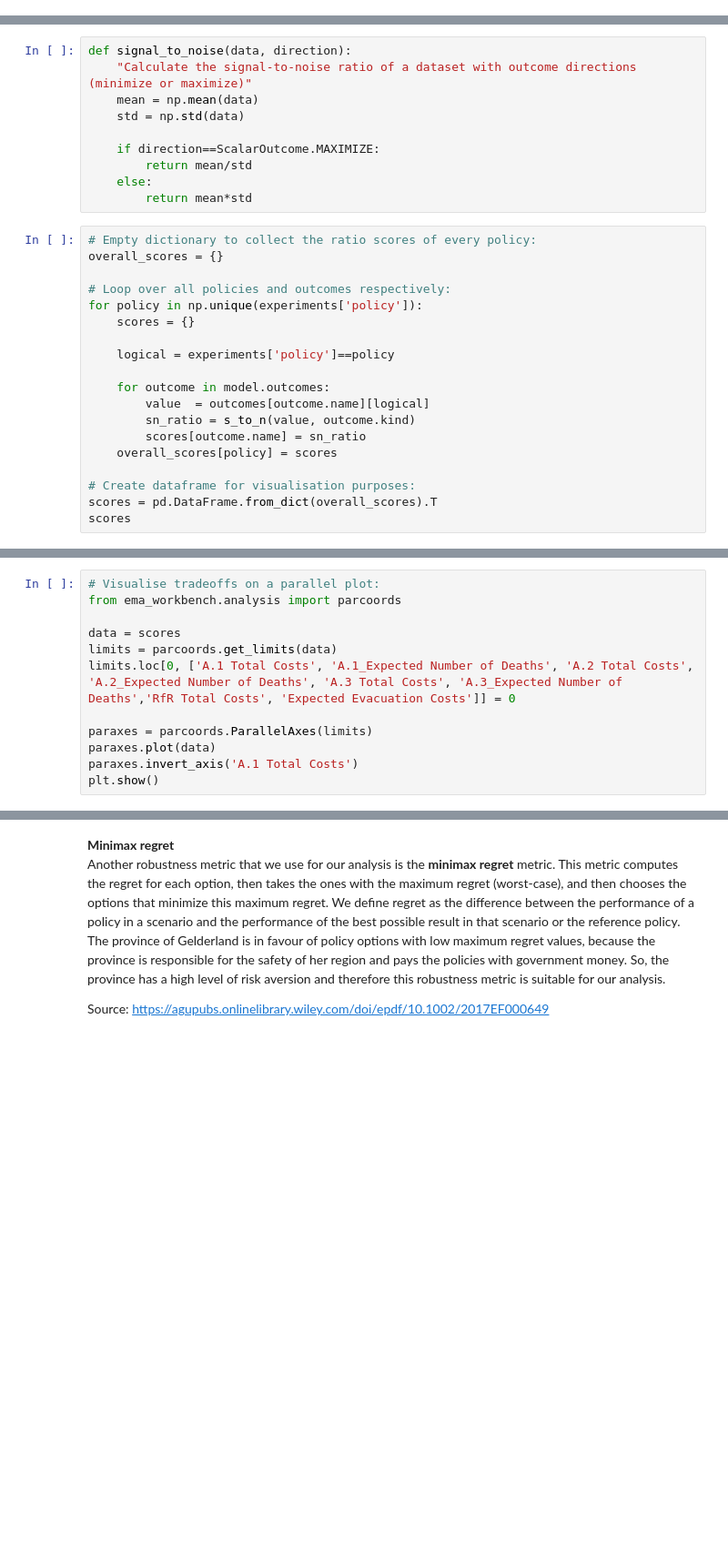
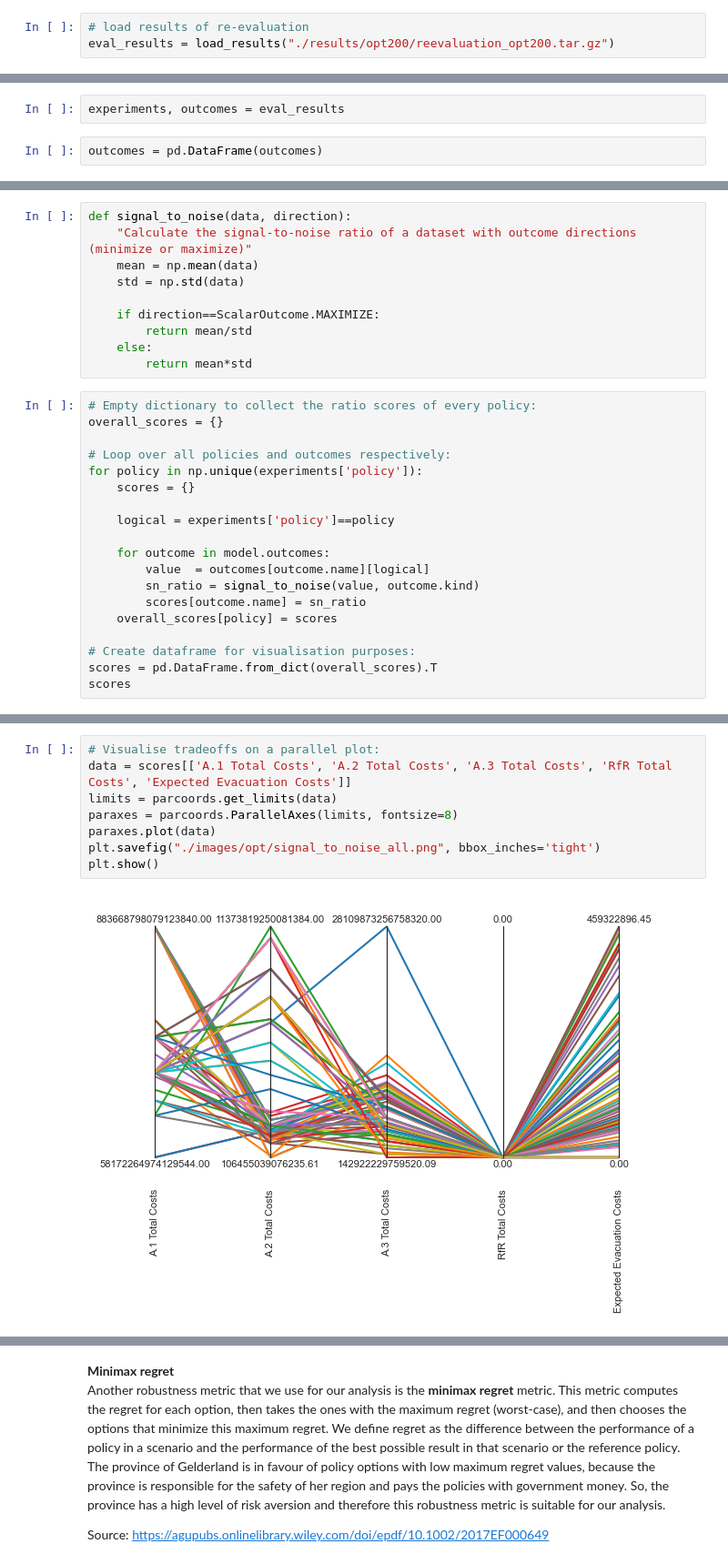
Before and after one commit to ndaswani1/EPA141A-labs, a Jupyter notebook: final assignment/dike_model_multi_scenario_MORDM.ipynb, the cells around one changed output, grey strips where cells are left out. Shown at 91% size. Drawn from its saved outputs; the diff is of its cells as text; blank space fills up the shorter version.

```diff
--- a/final assignment/dike_model_multi_scenario_MORDM.ipynb
+++ b/final assignment/dike_model_multi_scenario_MORDM.ipynb
@@ -601,2 +529,5 @@ with MultiprocessingEvaluator(model) as evaluator:
+# %%
+# load results of re-evaluation
+eval_results = load_results("./results/opt200/reevaluation_opt200.tar.gz")
 # %% [markdown]
 ## A.4. Tradeoff analysis
@@ -605,0 +534,4 @@ with MultiprocessingEvaluator(model) as evaluator:
+# %%
+experiments, outcomes = eval_results
+# %%
+outcomes = pd.DataFrame(outcomes)
@@ -628,7 +592,7 @@ for policy in np.unique(experiments['policy']):
 
     for outcome in model.outcomes:
         value  = outcomes[outcome.name][logical]
-        sn_ratio = s_to_n(value, outcome.kind)
+        sn_ratio = signal_to_noise(value, outcome.kind)
         scores[outcome.name] = sn_ratio
     overall_scores[policy] = scores
 
@@ -640,12 +616,10 @@ NameError: name 'experiments' is not defined
 # %%
 # Visualise tradeoffs on a parallel plot:
-from ema_workbench.analysis import parcoords
-
-data = scores
+data = scores[['A.1 Total Costs', 'A.2 Total Costs', 'A.3 Total Costs', 'RfR Total Costs', 'Expected Evacuation Costs']]
 limits = parcoords.get_limits(data)
-limits.loc[0, ['A.1 Total Costs', 'A.1_Expected Number of Deaths', 'A.2 Total Costs', 'A.2_Expected Number of Deaths', 'A.3 Total Costs', 'A.3_Expected Number of Deaths','RfR Total Costs', 'Expected Evacuation Costs']] = 0
-
-paraxes = parcoords.ParallelAxes(limits)
+paraxes = parcoords.ParallelAxes(limits, fontsize=8)
 paraxes.plot(data)
-paraxes.invert_axis('A.1 Total Costs')
+plt.savefig("./images/opt/signal_to_noise_all.png", bbox_inches='tight')
 plt.show()
+# %% [output]
+[figure, added]
```
Also changed, not shown: parts of 20 cells of this notebook, 5 other files.
